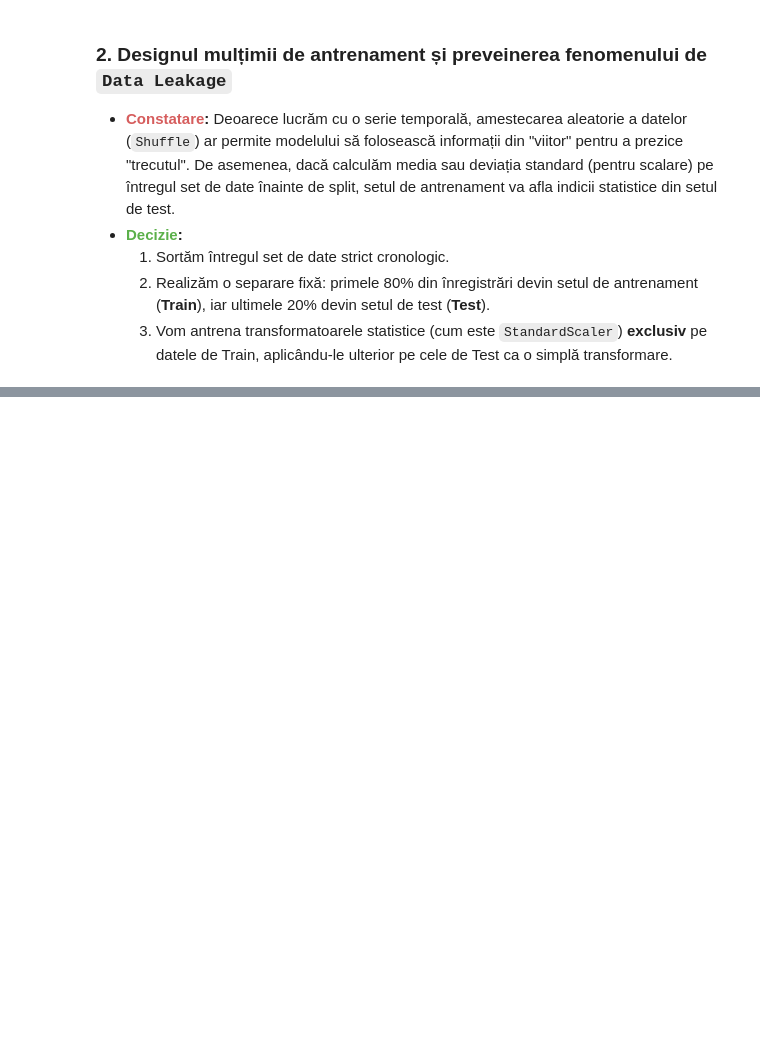
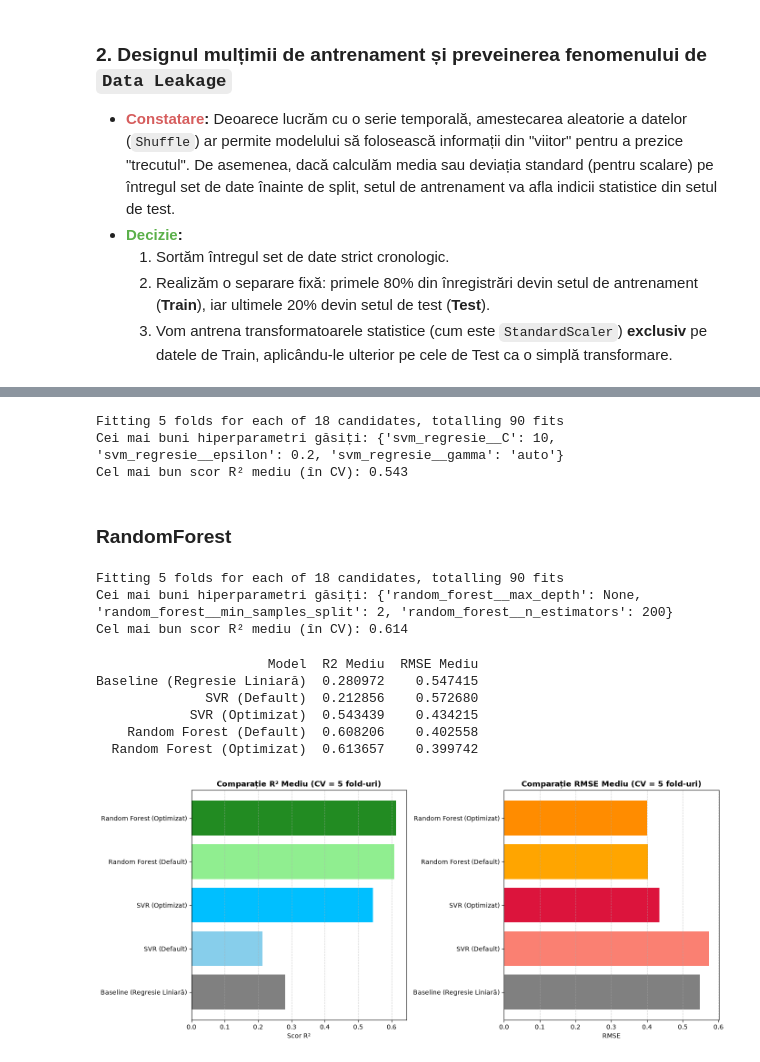
Before and after one commit to jefftobi2004/MachineLearning_Study, a Jupyter notebook: notebooks/PartA.ipynb, the cells around one changed output, grey strips where cells are left out. Drawn from its saved outputs; the diff is of its cells as text; code cells hidden in the pictures; blank space fills up the shorter version.

```diff
--- a/notebooks/PartA.ipynb
+++ b/notebooks/PartA.ipynb
@@ -192,0 +399,79 @@ Atribute pass-through:               ['Hour', 'DayOfWeek']
+# %%
+param_grid_svr = {
+    'svm_regresie__C': [1, 10, 50],             # Forta de regularizare
+    'svm_regresie__epsilon': [0.01, 0.1, 0.2],   # Marja de toleranta la eroare
+    'svm_regresie__gamma': ['scale', 'auto']     # Coeficientul pentru kernel-ul RBF
+}
+
+
+best_svr_model = run_grid_search(pipeline_svm_scalat, param_grid_svr, X_train, y_train, tscv)
+# %% [output]
+Fitting 5 folds for each of 18 candidates, totalling 90 fits
+Cei mai buni hiperparametri găsiți: {'svm_regresie__C': 10, 'svm_regresie__epsilon': 0.2, 'svm_regresie__gamma': 'auto'}
+Cel mai bun scor R² mediu (în CV): 0.543
+# %% [markdown]
+### RandomForest
+# %%
+param_grid_rf = {
+    'random_forest__n_estimators': [50, 100, 200],
+    'random_forest__max_depth': [10, 20, None],
+    'random_forest__min_samples_split': [2, 5]
+}
+
+tscv = TimeSeriesSplit(n_splits=5)
+
+best_rf_model = run_grid_search(pipeline_rf_scalat, param_grid_rf, X_train, y_train, tscv)
+# %% [output]
+Fitting 5 folds for each of 18 candidates, totalling 90 fits
+Cei mai buni hiperparametri găsiți: {'random_forest__max_depth': None, 'random_forest__min_samples_split': 2, 'random_forest__n_estimators': 200}
+Cel mai bun scor R² mediu (în CV): 0.614
+# %%
+tscv_standard = TimeSeriesSplit(n_splits=5)
+
+models_to_compare = {
+    'Baseline (Regresie Liniară)': pipeline_lr_scalat,
+    'SVR (Default)': pipeline_svm_scalat,
+    'SVR (Optimizat)': best_svr_model,
+    'Random Forest (Default)': pipeline_rf_scalat,
+    'Random Forest (Optimizat)': best_rf_model
+}
+
+comparison_data = []
+
+for name, model in models_to_compare.items():
+
+    r2_scores = cross_val_score(model, X_train, y_train, cv=tscv_standard, scoring='r2', n_jobs=-1)
+    rmse_scores = -cross_val_score(model, X_train, y_train, cv=tscv_standard, scoring='neg_root_mean_squared_error', n_jobs=-1)
+
+    comparison_data.append({
+        'Model': name,
+        'R2 Mediu': r2_scores.mean(),
+        'RMSE Mediu': rmse_scores.mean()
+    })
+
+df_results = pd.DataFrame(comparison_data)
+print("\n")
+print(df_results.to_string(index=False))
+
+fig, axes = plt.subplots(1, 2, figsize=(14, 6))
+
+axes[0].barh(df_results['Model'], df_results['R2 Mediu'], color=['gray', 'skyblue', 'deepskyblue', 'lightgreen', 'forestgreen'])
+axes[0].set_title('Comparație R² Mediu (CV = 5 fold-uri)', fontsize=12, fontweight='bold')
+axes[0].set_xlabel('Scor R²', fontsize=10)
+axes[0].grid(axis='x', linestyle='--', alpha=0.6)
+
+axes[1].barh(df_results['Model'], df_results['RMSE Mediu'], color=['gray', 'salmon', 'crimson', 'orange', 'darkorange'])
+axes[1].set_title('Comparație RMSE Mediu (CV = 5 fold-uri)', fontsize=12, fontweight='bold')
+axes[1].set_xlabel('RMSE', fontsize=10)
+axes[1].grid(axis='x', linestyle='--', alpha=0.6)
+
+plt.tight_layout()
+plt.show()
+# %% [output]
+                      Model  R2 Mediu  RMSE Mediu
+Baseline (Regresie Liniară)  0.280972    0.547415
+              SVR (Default)  0.212856    0.572680
+            SVR (Optimizat)  0.543439    0.434215
+    Random Forest (Default)  0.608206    0.402558
+  Random Forest (Optimizat)  0.613657    0.399742
+[figure, added]
```
Also changed, not shown: parts of 19 cells of this notebook, 1 other file.
